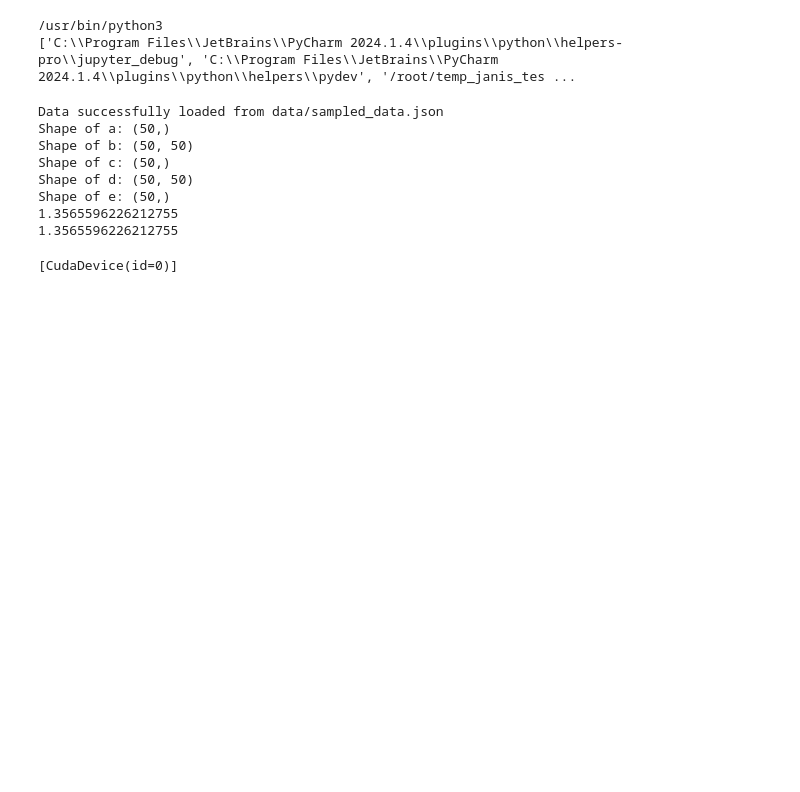
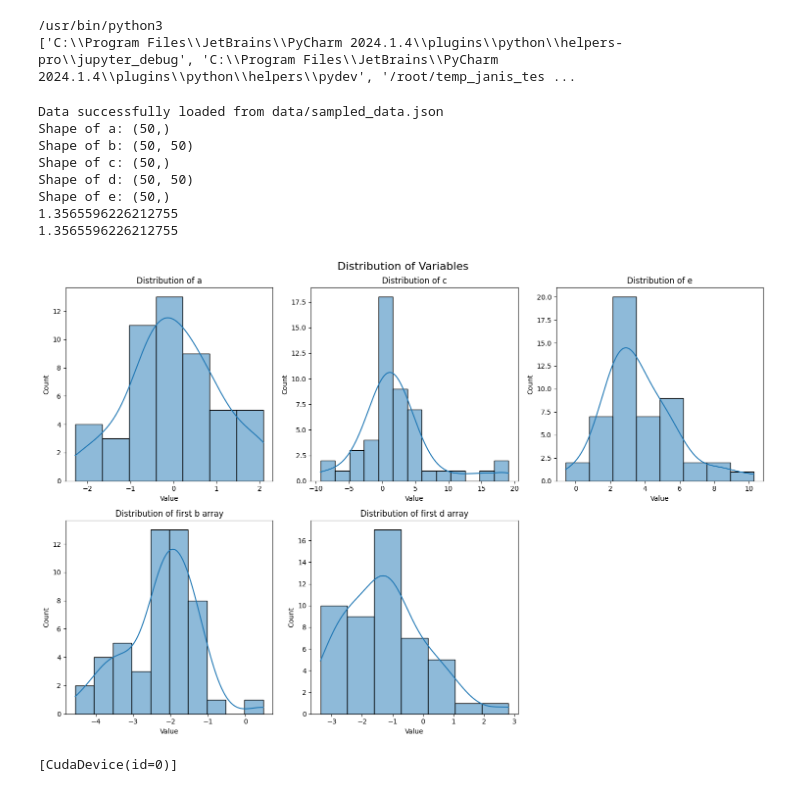
Before and after one commit to janisaiad/hierarchicalcausalmodels, a Jupyter notebook: table/no_interv/hierarchicalnaivebayes/50_50bayes.ipynb, the cells around one changed output. Drawn from its saved outputs; the diff is of its cells as text; code cells hidden in the pictures; blank space fills up the shorter version.

```diff
--- a/table/no_interv/hierarchicalnaivebayes/50_50bayes.ipynb
+++ b/table/no_interv/hierarchicalnaivebayes/50_50bayes.ipynb
@@ -200,6 +200,46 @@ Shape of d: (50, 50)
 Shape of e: (50,)
 1.3565596226212755
 1.3565596226212755
+# %%
+import matplotlib.pyplot as plt
+import seaborn as sns
+
+# Set up the plot
+fig, axes = plt.subplots(2, 3, figsize=(15, 10))
+fig.suptitle('Distribution of Variables', fontsize=16)
+
+# Plot distribution of a
+sns.histplot(a, kde=True, ax=axes[0, 0])
+axes[0, 0].set_title('Distribution of a')
+axes[0, 0].set_xlabel('Value')
+
+# Plot distribution of c
+sns.histplot(c, kde=True, ax=axes[0, 1])
+axes[0, 1].set_title('Distribution of c')
+axes[0, 1].set_xlabel('Value')
+
+# Plot distribution of e
+sns.histplot(e, kde=True, ax=axes[0, 2])
+axes[0, 2].set_title('Distribution of e')
+axes[0, 2].set_xlabel('Value')
+
+# Plot distribution of first b array
+sns.histplot(b[0], kde=True, ax=axes[1, 0])
+axes[1, 0].set_title('Distribution of first b array')
+axes[1, 0].set_xlabel('Value')
+
+# Plot distribution of first d array
+sns.histplot(d[0], kde=True, ax=axes[1, 1])
+axes[1, 1].set_title('Distribution of first d array')
+axes[1, 1].set_xlabel('Value')
+
+# Remove the unused subplot
+fig.delaxes(axes[1, 2])
+
+plt.tight_layout()
+plt.show()
+# %% [output]
+[figure, added]
 # %%
 print(jax.devices())
 # %% [output]
```
Also changed, not shown: parts of 5 cells of this notebook, 2 other files.
